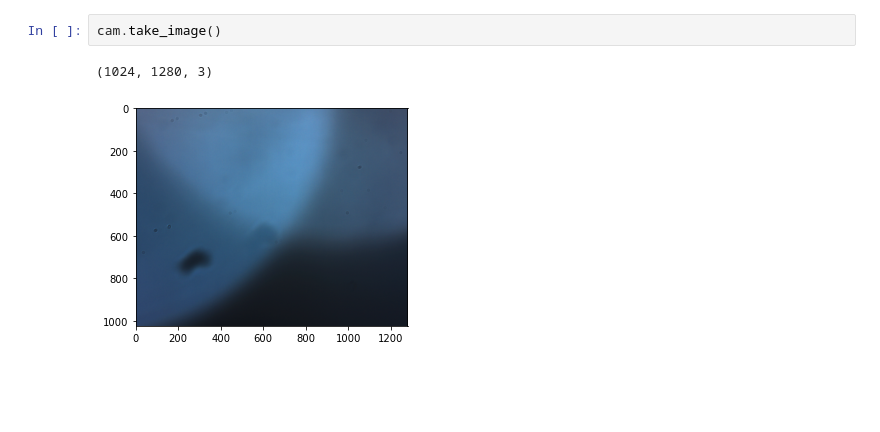
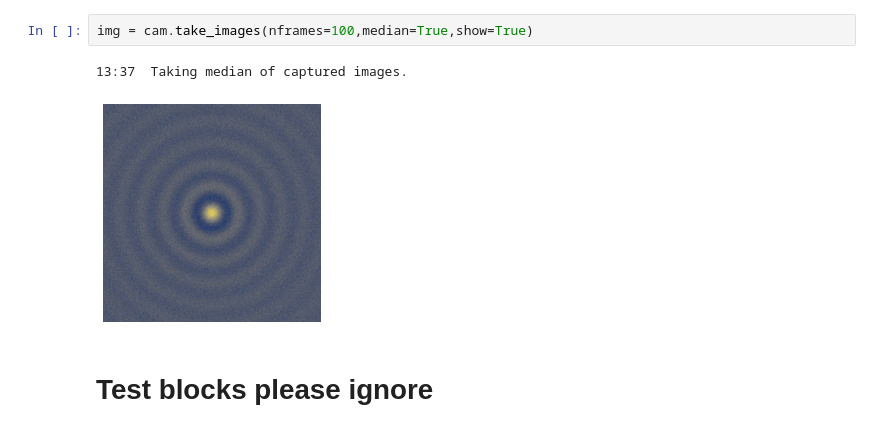
Before and after one commit to MooiMop/Beetle-Classifer-Robot, a Jupyter notebook: master.ipynb, the cells around one changed output. Cells and saved outputs as stored; diff of their text form; blank space fills up the shorter version.

```diff
--- a/master.ipynb
+++ b/master.ipynb
@@ -13,5 +49,7 @@ NameError: name 'tool' is not defined
 # %%
-cam.take_image()
+img = cam.take_images(nframes=100,median=True,show=True)
 # %% [output]
-(1024, 1280, 3)
+13:37  Taking median of captured images.
-[figure, old version]
+[figure, new version]
+# %% [markdown]
+# Test blocks please ignore
```
Also changed, not shown: parts of 10 cells of this notebook, 6 other files.
